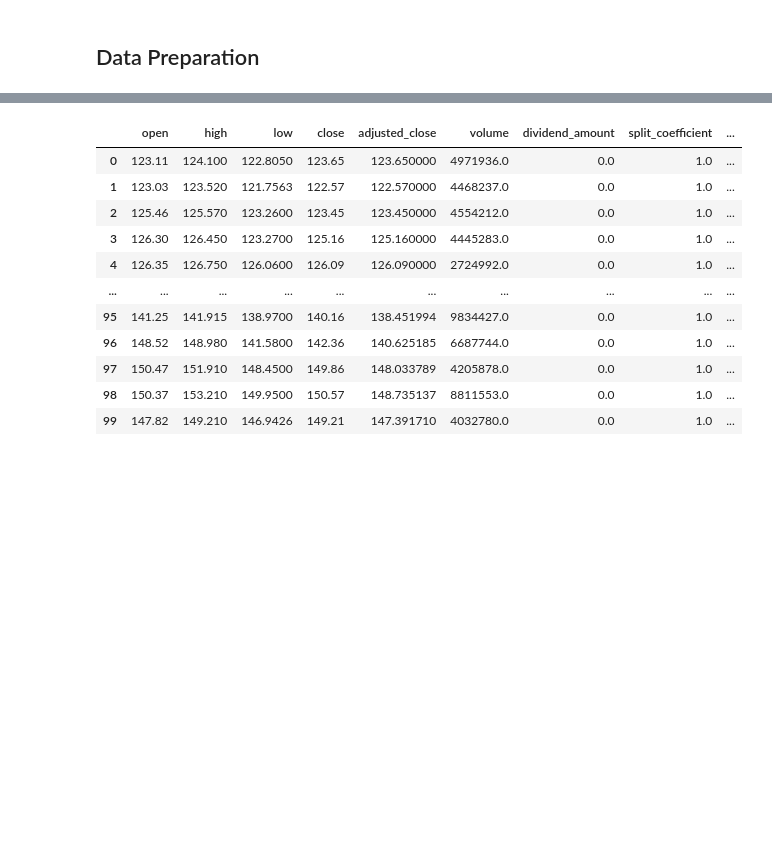
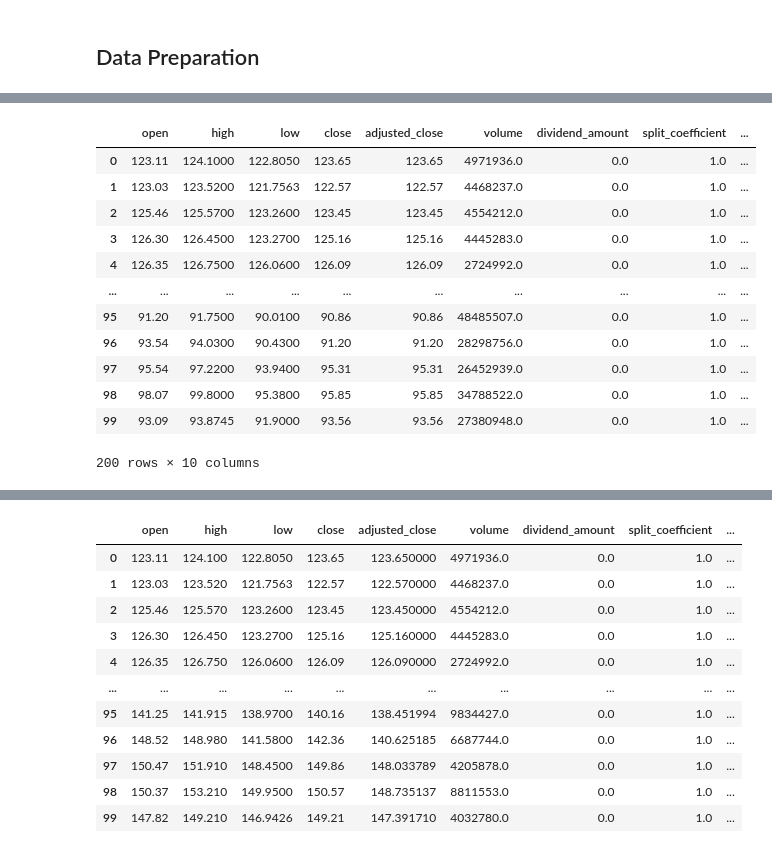
Before and after one commit to LeventSoykan/stock-price-comparison, a Jupyter notebook: practice.ipynb, the cells around one changed output, grey strips where cells are left out. Drawn from its saved outputs; the diff is of its cells as text; code cells hidden in the pictures; blank space fills up the shorter version.

```diff
--- a/practice.ipynb
+++ b/practice.ipynb
@@ -72,0 +168,16 @@ class ETL:
+# %%
+pd.concat([etl.get_prices('IBM', 1), etl.get_prices('GOOG', 2)])
+# %% [output]
+|  | open | high | low | close | adjusted_close | volume | dividend_amount | split_coefficient | ... |
+| 0 | 123.11 | 124.1000 | 122.8050 | 123.65 | 123.65 | 4971936.0 | 0.0 | 1.0 | ... |
+| 1 | 123.03 | 123.5200 | 121.7563 | 122.57 | 122.57 | 4468237.0 | 0.0 | 1.0 | ... |
+| 2 | 125.46 | 125.5700 | 123.2600 | 123.45 | 123.45 | 4554212.0 | 0.0 | 1.0 | ... |
+| 3 | 126.30 | 126.4500 | 123.2700 | 125.16 | 125.16 | 4445283.0 | 0.0 | 1.0 | ... |
+| 4 | 126.35 | 126.7500 | 126.0600 | 126.09 | 126.09 | 2724992.0 | 0.0 | 1.0 | ... |
+| ... | ... | ... | ... | ... | ... | ... | ... | ... | ... |
+| 95 | 91.20 | 91.7500 | 90.0100 | 90.86 | 90.86 | 48485507.0 | 0.0 | 1.0 | ... |
+| 96 | 93.54 | 94.0300 | 90.4300 | 91.20 | 91.20 | 28298756.0 | 0.0 | 1.0 | ... |
+| 97 | 95.54 | 97.2200 | 93.9400 | 95.31 | 95.31 | 26452939.0 | 0.0 | 1.0 | ... |
+| 98 | 98.07 | 99.8000 | 95.3800 | 95.85 | 95.85 | 34788522.0 | 0.0 | 1.0 | ... |
+| 99 | 93.09 | 93.8745 | 91.9000 | 93.56 | 93.56 | 27380948.0 | 0.0 | 1.0 | ... |
+200 rows × 10 columns
```
Also changed, not shown: parts of 22 cells of this notebook, 3 other files.
